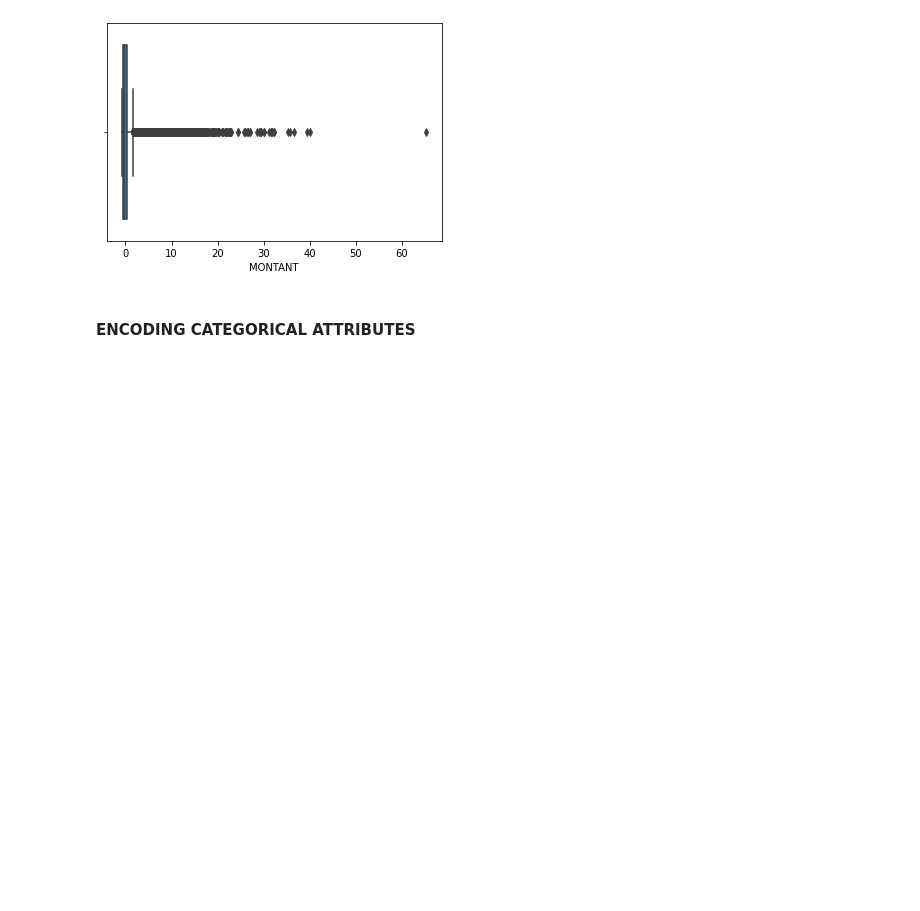
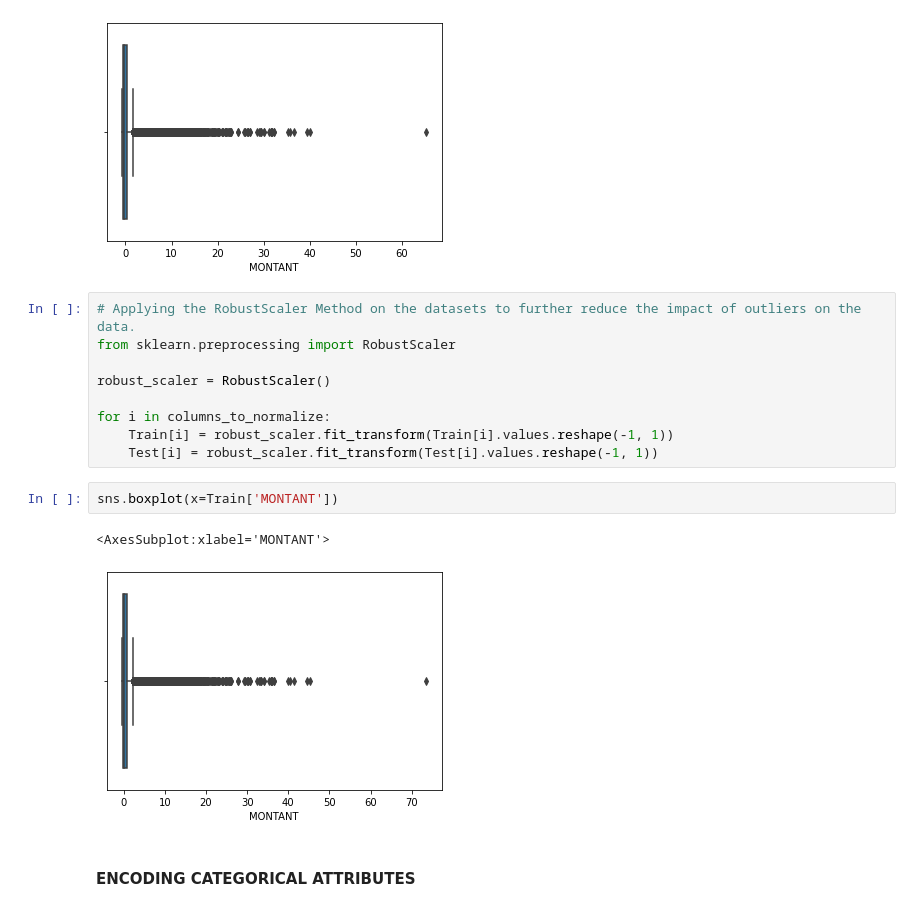
Before and after one commit to Kwabena-Kobiri/Expresso-prediction, a Jupyter notebook: Expresso_Churn_Prediction_With_Tensorflow.ipynb, the cells around one changed output. Cells and saved outputs as stored; diff of their text form; blank space fills up the shorter version.

Commit message:
Applied the RobustScaler function from sklearn to the already scaled Train and Test datasets

```diff
--- a/Expresso_Churn_Prediction_With_Tensorflow.ipynb
+++ b/Expresso_Churn_Prediction_With_Tensorflow.ipynb
@@ -399,6 +374,20 @@ sns.boxplot(x=Train['MONTANT'])
 # %% [output]
 <AxesSubplot:xlabel='MONTANT'>
 [figure]
+# %%
+# Applying the RobustScaler Method on the datasets to further reduce the impact of outliers on the data.
+from sklearn.preprocessing import RobustScaler
+
+robust_scaler = RobustScaler()
+
+for i in columns_to_normalize:
+    Train[i] = robust_scaler.fit_transform(Train[i].values.reshape(-1, 1))
+    Test[i] = robust_scaler.fit_transform(Test[i].values.reshape(-1, 1))
+# %%
+sns.boxplot(x=Train['MONTANT'])
+# %% [output]
+<AxesSubplot:xlabel='MONTANT'>
+[figure, added]
 # %% [markdown]
 #### ENCODING CATEGORICAL ATTRIBUTES
 # %% [markdown]
```
Also changed, not shown: parts of 5 cells of this notebook.
